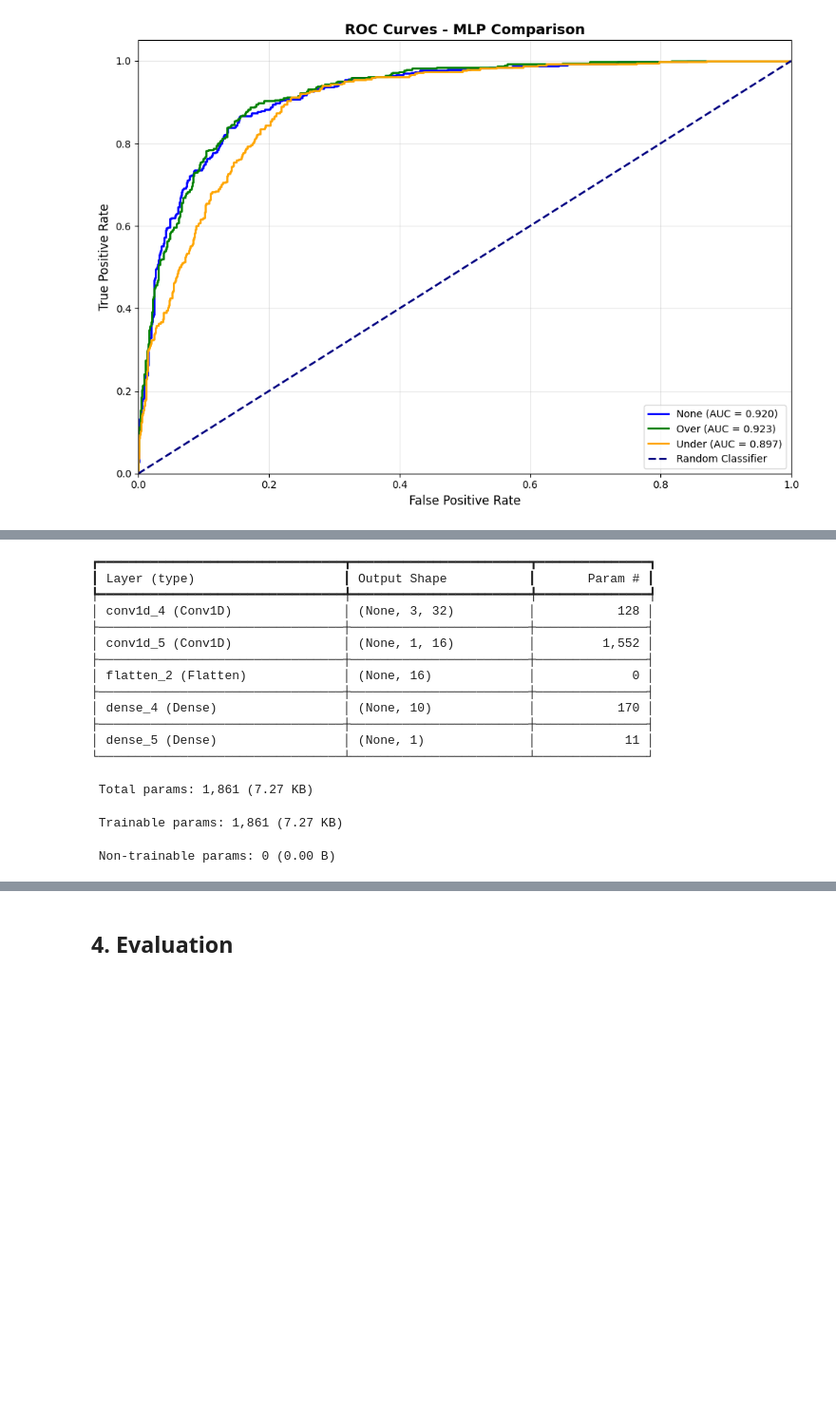
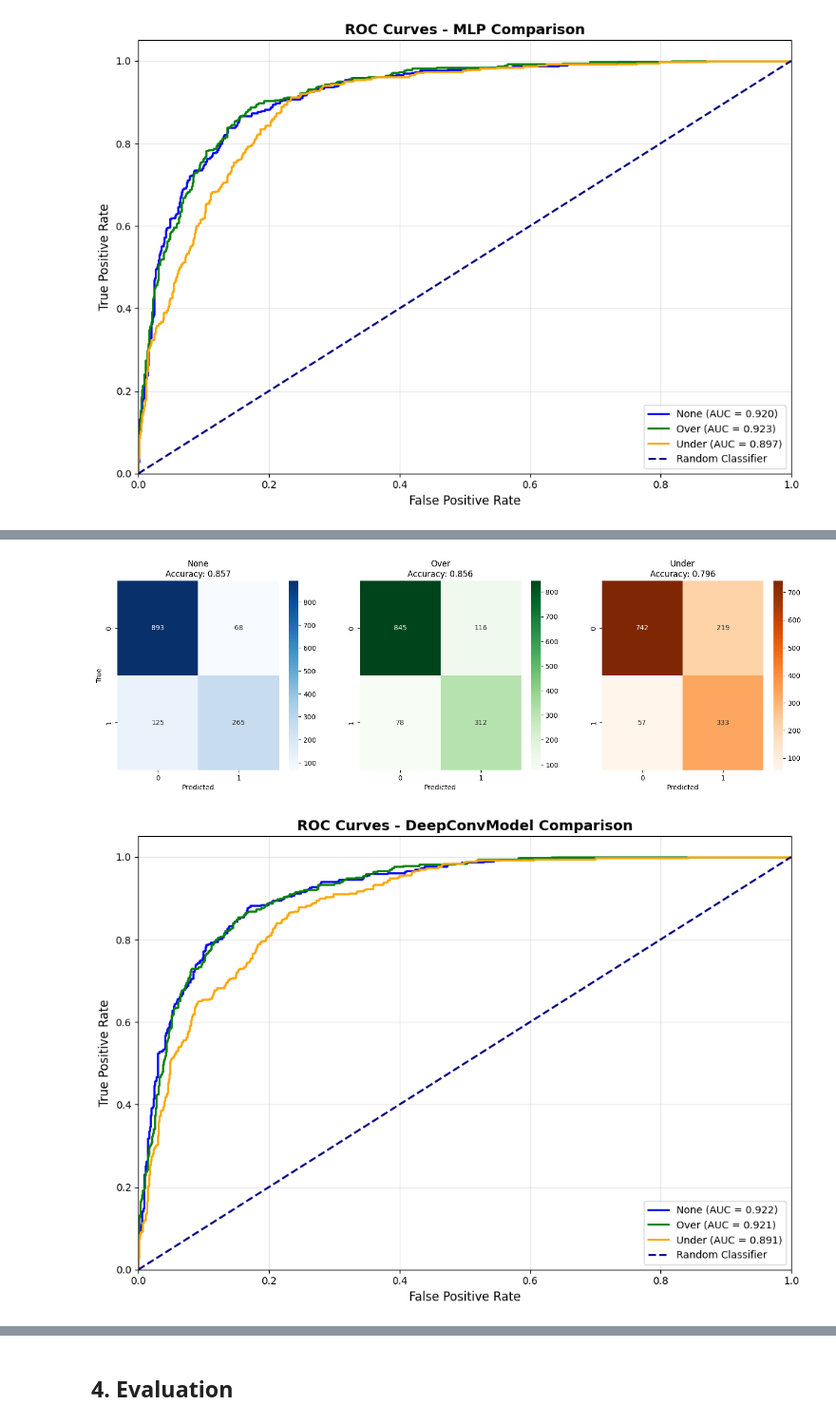
Before and after one commit to fcardia/phoneme_classification, a Jupyter notebook: main.ipynb, the cells around one changed output, grey strips where cells are left out. Shown at 95% size. Cells and saved outputs as stored; diff of their text form; code cells hidden in the pictures; blank space fills up the shorter version.

Commit message:
conv1D implementation

```diff
--- a/main.ipynb
+++ b/main.ipynb
@@ -338,7 +338,7 @@ from tensorflow.keras.layers import Conv1D, Dense, GlobalAveragePooling1D
 class DeepConvolutionalModel:
 	def __init__(self, n_conv_layers=2,
 			  n_filters_in_layers=[32, 16],
-			  kernel_size=3,
+			  kernel_size=2,
 			  dense_layer_units=[10],
 			  optimizer="adam",
 			  loss="binary_crossentropy",
@@ -347,9 +347,9 @@ class DeepConvolutionalModel:
 		assert n_conv_layers == len(n_filters_in_layers)
 
 		# Building the Convolutional Neural network
-		layers = [Conv1D(filters=n_filters_in_layers[0], kernel_size=kernel_size, activation='relu', input_shape=(5, 1))]
+		layers = [Conv1D(filters=n_filters_in_layers[0], kernel_size=kernel_size, activation='relu', input_shape=(5, 1), padding="same")]
 		for i in range(n_conv_layers):
-			layers.append(Conv1D(filters=n_filters_in_layers[i], kernel_size=kernel_size, activation='relu'))
+			layers.append(Conv1D(filters=n_filters_in_layers[i], kernel_size=kernel_size, activation='relu', padding="same"))
 		layers.append(GlobalAveragePooling1D())
 		for i in range(len(dense_layer_units)):
 			layers.append(Dense(dense_layer_units[i], activation='relu'))
@@ -412,7 +412,7 @@ def compute_results(model_name: str, **train_config):
 		model.fit(X_tr, y_tr)
 
 		y_pred = model.predict(X_test)
-		y_pred_proba = model.predict_proba(X_test)[:, 1] if model_name not in "CustomEnsemble" else model.predict_proba(X_test)
+		y_pred_proba = model.predict_proba(X_test)[:, 1] if model_name not in ("CustomEnsemble" "DeepConvModel") else model.predict_proba(X_test)
 
 		results[strategy] = {
 			'model': model,
@@ -817,4 +817,6 @@ render_plots("MLP", results, colors)
 [figure]
 [figure]
 # %%
+results = compute_results("DeepConvModel", **configs)
+render_plots("DeepConvModel", results, colors)
 # %% [output]
@@ -822,16 +826,2 @@ Model: "sequential_2"
-┏━━━━━━━━━━━━━━━━━━━━━━━━━━━━━━━━━┳━━━━━━━━━━━━━━━━━━━━━━━━┳━━━━━━━━━━━━━━━┓
-┃ Layer (type)                    ┃ Output Shape           ┃       Param # ┃
-┡━━━━━━━━━━━━━━━━━━━━━━━━━━━━━━━━━╇━━━━━━━━━━━━━━━━━━━━━━━━╇━━━━━━━━━━━━━━━┩
-│ conv1d_4 (Conv1D)               │ (None, 3, 32)          │           128 │
-├─────────────────────────────────┼────────────────────────┼───────────────┤
-│ conv1d_5 (Conv1D)               │ (None, 1, 16)          │         1,552 │
-├─────────────────────────────────┼────────────────────────┼───────────────┤
-│ flatten_2 (Flatten)             │ (None, 16)             │             0 │
-├─────────────────────────────────┼────────────────────────┼───────────────┤
-│ dense_4 (Dense)                 │ (None, 10)             │           170 │
-├─────────────────────────────────┼────────────────────────┼───────────────┤
-│ dense_5 (Dense)                 │ (None, 1)              │            11 │
-└─────────────────────────────────┴────────────────────────┴───────────────┘
- Total params: 1,861 (7.27 KB)
- Trainable params: 1,861 (7.27 KB)
- Non-trainable params: 0 (0.00 B)
+[figure, added]
+[figure, added]
```
Also changed, not shown: parts of 2 cells of this notebook, 3 other files.
